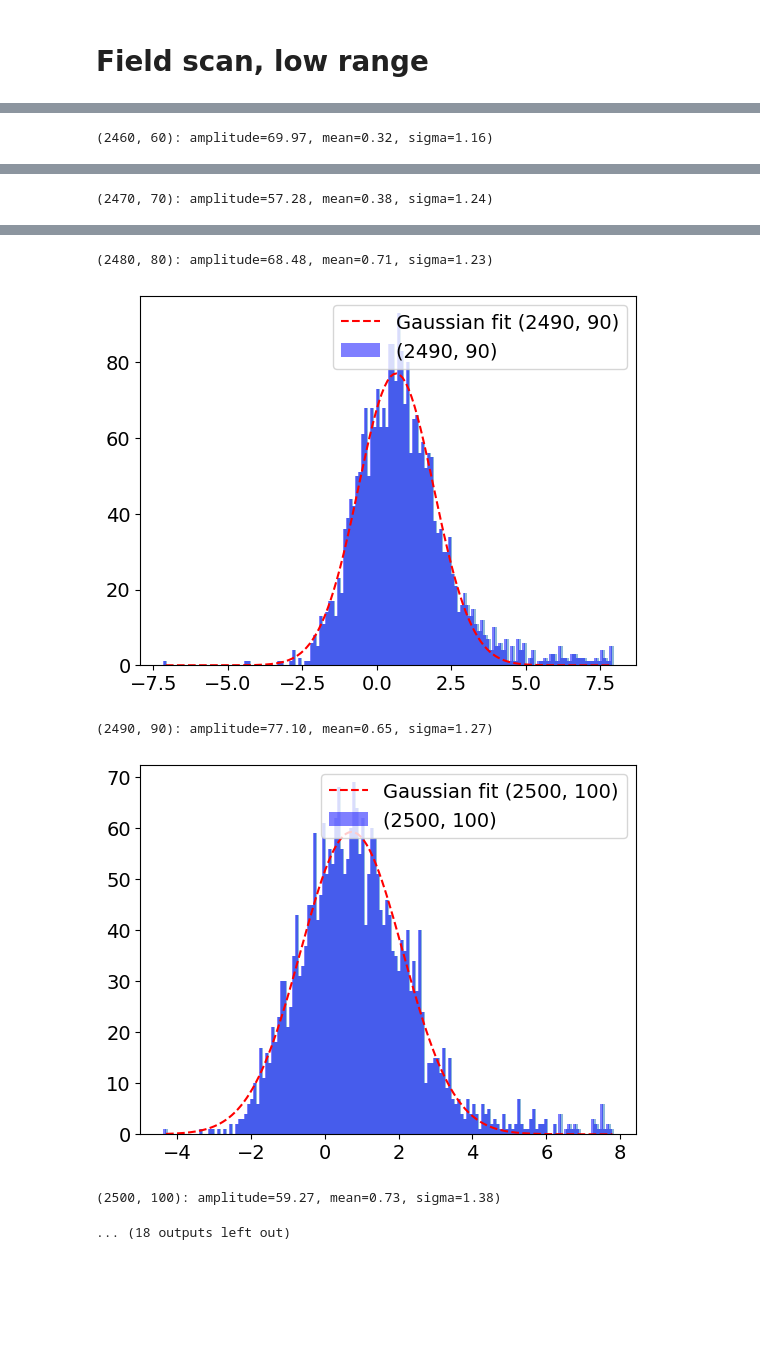
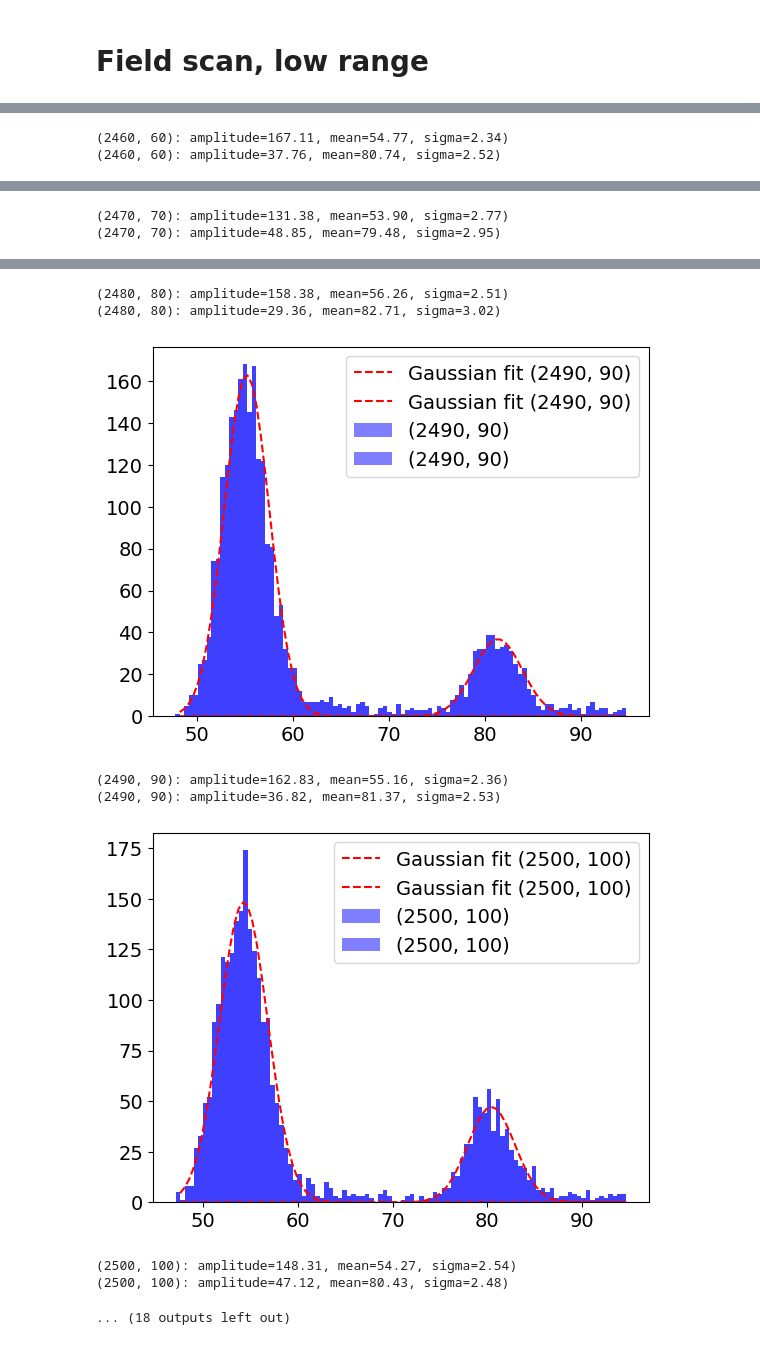
Before and after one commit to proscrite/RaTag, a Jupyter notebook: notebooks/FieldScan_Analysis_EL1750Vcm.ipynb, the cells around one changed output, grey strips where cells are left out. Saved outputs shown, nothing was run; the diff lists cells and outputs as text; code cells hidden in the pictures; blank space fills up the shorter version.

```diff
--- a/notebooks/FieldScan_Analysis_EL1750Vcm.ipynb
+++ b/notebooks/FieldScan_Analysis_EL1750Vcm.ipynb
@@ -198,10 +248,10 @@ Anode voltage : 3000, Gate voltage : 600
 # %%
 base_dir = '/Users/pabloherrero/sabat/RaTagging/RaTag/scope_data/waveforms/FieldScans_EL1750Vcm/'
 pattern = 'FieldScan_1GSsec_EL{}_Gate{}'
-s2_lowcut, s2_upcut = 0.5e-5, 3.5e-5
-hist_lowcut, hist_upcut = -8, 8
+s2_lowcut, s2_upcut = 1e-6, 3.5e-5
+hist_lowcut, hist_upcut = -8, 95
 
-as2_cuts, _ = analyse_field_scan(base_dir, voltage_pairs, pattern,
+as2_cuts, as2 = analyse_field_scan(base_dir, voltage_pairs, pattern,
                                   s2_cuts=(s2_lowcut, s2_upcut), hist_cuts=(hist_lowcut, hist_upcut))
 # %% [output]
 Integrating 3000 files for EL 2450 V, Gate 50 V
@@ -225,14 +295,20 @@ Integrating 3000 files for EL 3000 V, Gate 600 V
 # as2_cuts = {**as2_cuts_mid, **as2_cuts_lo}
 
 # Loop over all histograms in as2_cuts and fit/plot
-fit_results = {}
+fit_results_rap = {}
+fit_results_rapp = {}
 for key, a1 in as2_cuts.items():
-    n, bins, _ = plt.hist(a1, bins=150, alpha=0.5)
+    n, bins = np.histogram(a1, bins=100)
 
-    popt, pcov = fit_and_plot_gaussian(n, bins, label=str(key), mask_range=(-7, 8), color='blue')
+    popt_rap, pcov_rap = fit_and_plot_gaussian(n, bins, label=str(key), mask_range=(0, 70), color='blue')
+
+    popt_rapp, pcov_rapp = fit_and_plot_gaussian(n, bins, label=str(key), mask_range=(70, 100), color='blue')
+
     # plt.clf()
     plt.show()
 
-    fit_results[key] = (popt, pcov)
-    print(f'{key}: amplitude={popt[0]:.2f}, mean={popt[1]:.2f}, sigma={popt[2]:.2f})')
+    fit_results_rap[key] = (popt_rap, pcov_rap)
+    fit_results_rapp[key] = (popt_rapp, pcov_rapp)
+    print(f'{key}: amplitude={popt_rap[0]:.2f}, mean={popt_rap[1]:.2f}, sigma={popt_rap[2]:.2f})')
+    print(f'{key}: amplitude={popt_rapp[0]:.2f}, mean={popt_rapp[1]:.2f}, sigma={popt_rapp[2]:.2f})')
 # %% [output]
@@ -242 +319,2 @@ for key, a1 in as2_cuts.items():
-(2460, 60): amplitude=69.97, mean=0.32, sigma=1.16)
+(2460, 60): amplitude=167.11, mean=54.77, sigma=2.34)
+(2460, 60): amplitude=37.76, mean=80.74, sigma=2.52)
@@ -244 +322,2 @@ for key, a1 in as2_cuts.items():
-(2470, 70): amplitude=57.28, mean=0.38, sigma=1.24)
+(2470, 70): amplitude=131.38, mean=53.90, sigma=2.77)
+(2470, 70): amplitude=48.85, mean=79.48, sigma=2.95)
@@ -246,7 +325,10 @@ for key, a1 in as2_cuts.items():
-(2480, 80): amplitude=68.48, mean=0.71, sigma=1.23)
+(2480, 80): amplitude=158.38, mean=56.26, sigma=2.51)
+(2480, 80): amplitude=29.36, mean=82.71, sigma=3.02)
-[figure, old version]
+[figure, new version]
-(2490, 90): amplitude=77.10, mean=0.65, sigma=1.27)
+(2490, 90): amplitude=162.83, mean=55.16, sigma=2.36)
+(2490, 90): amplitude=36.82, mean=81.37, sigma=2.53)
-[figure, old version]
+[figure, new version]
-(2500, 100): amplitude=59.27, mean=0.73, sigma=1.38)
+(2500, 100): amplitude=148.31, mean=54.27, sigma=2.54)
+(2500, 100): amplitude=47.12, mean=80.43, sigma=2.48)
 ... (18 outputs left out)
 # %%
```
Also changed, not shown: parts of 12 cells of this notebook.
